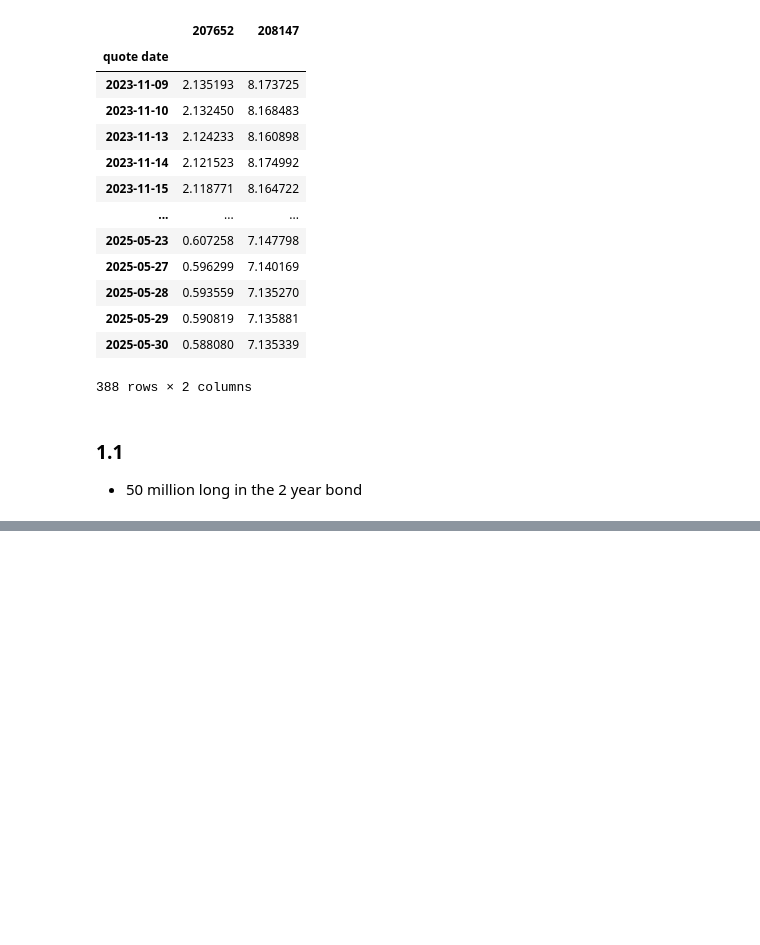
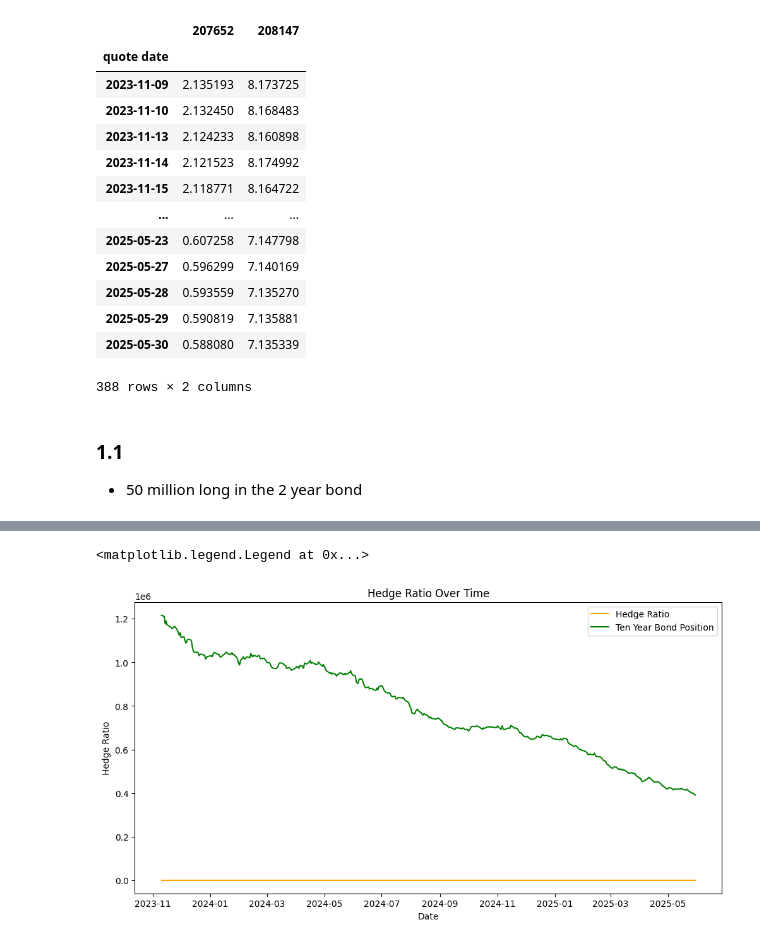
Before and after one commit to y3y-tech/Fixed_Income_Homework, a Jupyter notebook: Homework2/The_Steepener_Trade_Yiyang.ipynb, the cells around one changed output, grey strips where cells are left out. Saved outputs shown, nothing was run; the diff lists cells and outputs as text; code cells hidden in the pictures; blank space fills up the shorter version.

```diff
--- a/Homework2/The_Steepener_Trade_Yiyang.ipynb
+++ b/Homework2/The_Steepener_Trade_Yiyang.ipynb
@@ -68,0 +109,11 @@ two_year_bond: 5495818.399044205
+# %%
+plt.figure(figsize=(12,6))
+plt.plot([x[0] for x in hedge_ratio_list], [x[1] for x in hedge_ratio_list], label='Hedge Ratio', color='orange')
+plt.plot([x[0] for x in ten_year_bond_list], [x[1] for x in ten_year_bond_list], label='Ten Year Bond Position', color='green')
+plt.xlabel('Date')
+plt.ylabel('Hedge Ratio')
+plt.title('Hedge Ratio Over Time')
+plt.legend()
+# %% [output]
+<matplotlib.legend.Legend at 0x...>
+[figure, added]
```
Also changed, not shown: parts of 3 cells of this notebook.
